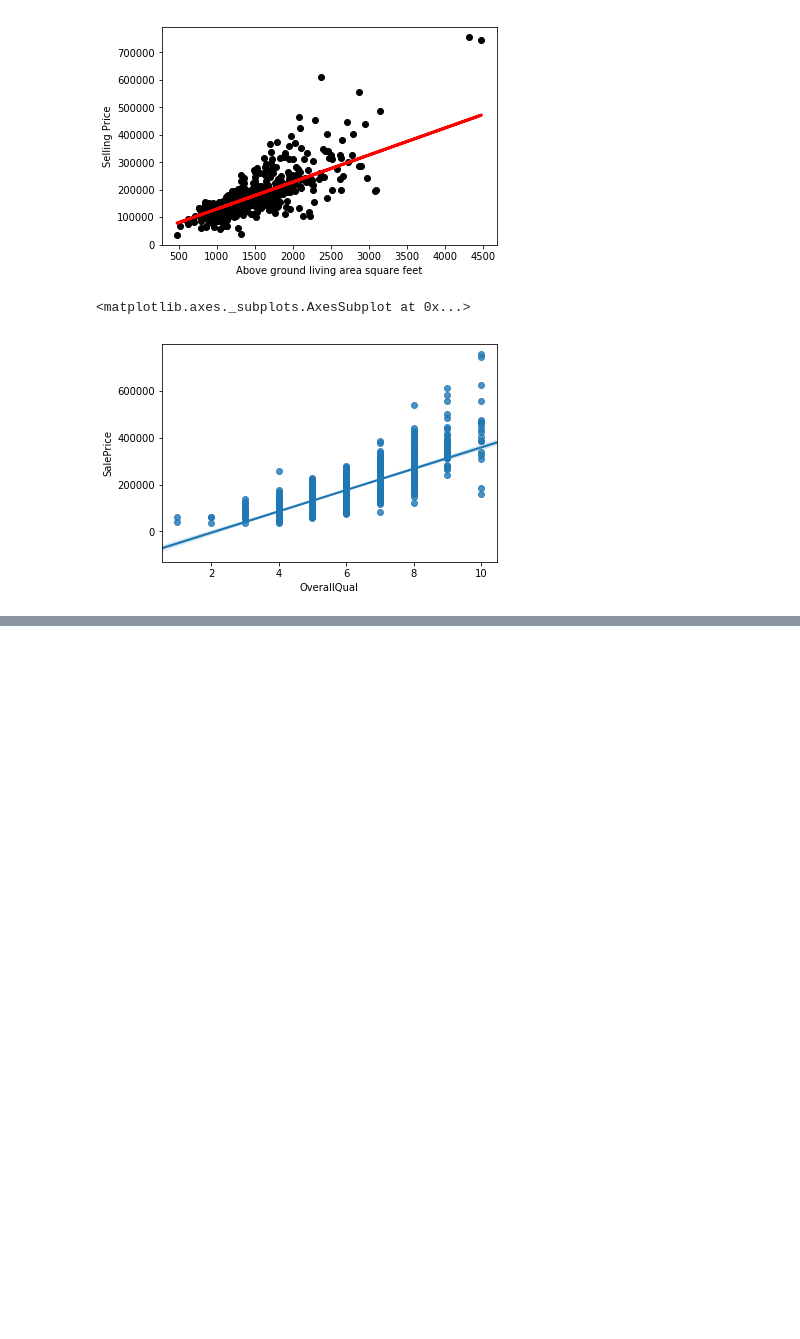
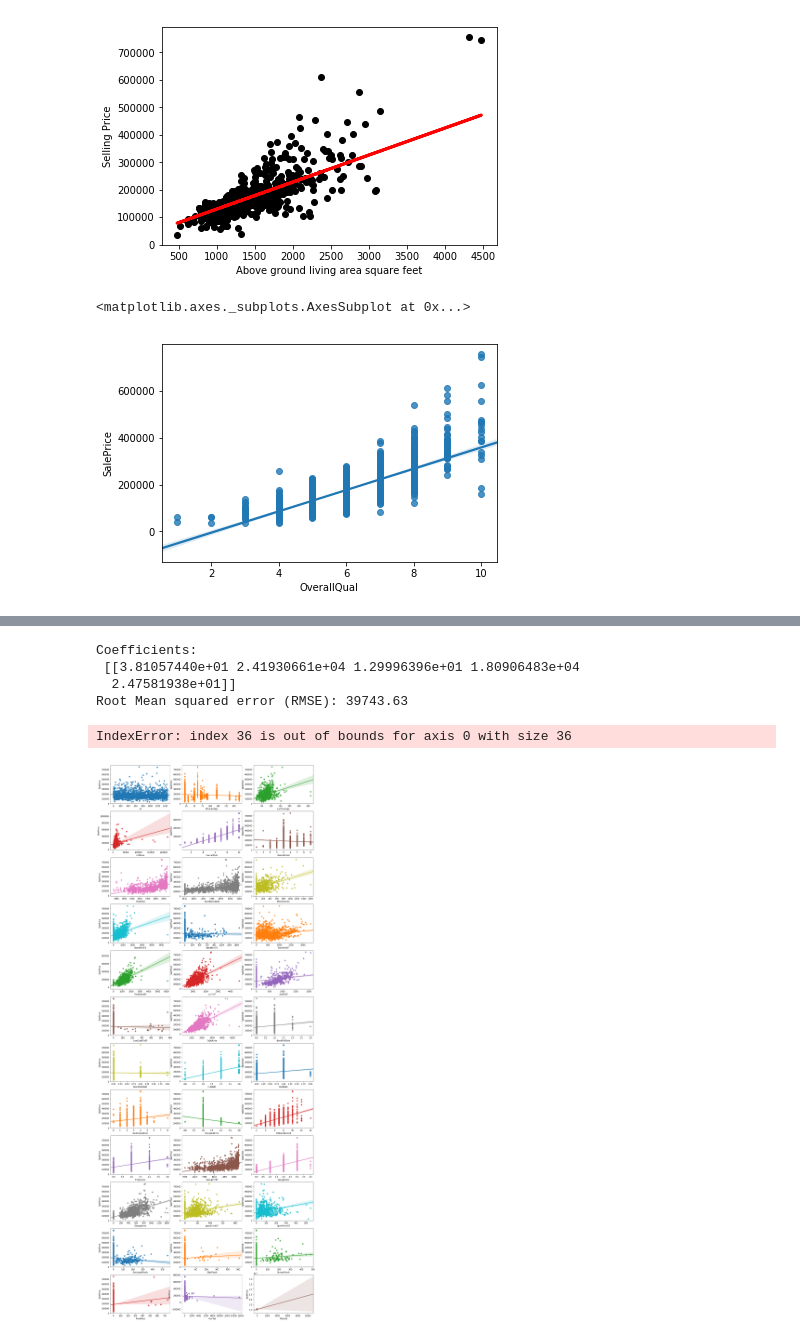
Before and after one commit to alyssajlin/GStem, a Jupyter notebook: House Prices- Advanced Regression Techniques.ipynb, the cells around one changed output, grey strips where cells are left out. Saved outputs shown, nothing was run; the diff lists cells and outputs as text; code cells hidden in the pictures; blank space fills up the shorter version.

```diff
--- a/House Prices- Advanced Regression Techniques.ipynb
+++ b/House Prices- Advanced Regression Techniques.ipynb
@@ -292,3 +268,44 @@ Text(0,0.5,'Selling Price')
 #sns.regplot(data['2ndFlrSF'], data['SalePrice'])
 #sns.regplot(data['YearRemodAdd'],data['SalePrice'])
 #sns.regplot(data['BsmtFinSF1'],data['SalePrice'])
+# %%
+numericlist=data.select_dtypes(include='number').drop('SalePrice',axis=1)
+
+
+x = numericlist[['GrLivArea','OverallQual','GarageArea', 'GarageCars', 'TotalBsmtSF']]
+y = data[['SalePrice']]
+
+x_train, x_validation, y_train, y_validation = train_test_split(x, y, test_size = 0.33, random_state = 42)
+
+regr = linear_model.LinearRegression()
+regr.fit(x_train, y_train)
+print('Coefficients: \n', regr.coef_)
+print("Root Mean squared error (RMSE): %.2f" % np.sqrt(np.mean((regr.predict(x_validation) - y_validation) ** 2)))
+#print("Mean squared error (RMSE): %.2f" % np.sqrt(mean_squared_error(y_validation,regr.predict(x_validation))))
+#print('R^2: %.2f' % regr.score(x_train, y_train))
+
+#ax = plt.subplot(111)
+#plt.scatter(x_validation, y_validation, color = 'black')
+#plt.plot(x_validation, regr.predict(x_validation), color = 'red', linewidth = 3)
+#ax.set_xlabel("Overall Quality")
+#ax.set_ylabel("Selling Price")
+# %% [output]
+Coefficients:
+ [[3.81057440e+01 2.41930661e+04 1.29996396e+01 1.80906483e+04
+  2.47581938e+01]]
+Root Mean squared error (RMSE): 39743.63
+# %%
+import seaborn as sns
+
+def reg_plots(df, target):
+    columns = data.select_dtypes(include=['number']).drop(target, axis= 1).columns
+    col_num = len(columns)//3
+    fig, axarr = plt.subplots( col_num,3, figsize=(18, 50))
+    axarr = axarr.flatten()
+    for i in range(len(columns)):
+        sns.regplot(df[columns[i]], df[target], ax=axarr[i])
+# %%
+reg_plots(data, 'SalePrice')
+# %% [output]
+IndexError: index 36 is out of bounds for axis 0 with size 36
+[figure, added]
```
Also changed, not shown: parts of 9 cells of this notebook.
